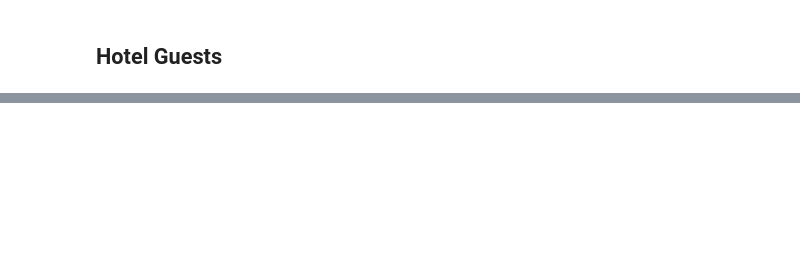
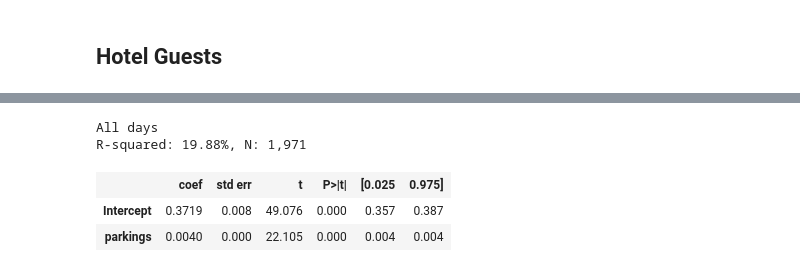
Before and after one commit to AlexandreBellas/USI-Hackathon-2019, a Jupyter notebook: data/analysis/Untitled.ipynb, the cells around one changed output, grey strips where cells are left out. Cells and saved outputs as stored; diff of their text form; code cells hidden in the pictures; blank space fills up the shorter version.

```diff
--- a/data/analysis/Untitled.ipynb
+++ b/data/analysis/Untitled.ipynb
@@ -117,0 +128,15 @@ R-squared: 0.02%, N: 1,248,767
+# %%
+ds = ds[ds.index.get_level_values(2)>=pd.datetime(2019,1 ,1)]
+ds = ds[ds.index.get_level_values(2)<=pd.datetime(2019,10,1)].copy()
+ds = ds.dropna(subset=['parkings'])
+# %%
+print('All days')
+reg = smf.ols(" traffic ~ parkings", ds.groupby(['date','hour']).mean()).fit()
+print("R-squared: {0:1.2f}%, N: {1:1,.0f}".format(reg.rsquared*100, reg.nobs))
+reg.summary().tables[1]
+# %% [output]
+All days
+R-squared: 19.88%, N: 1,971
+|  | coef | std err | t | P>|t| | [0.025 | 0.975] |
+| Intercept | 0.3719 | 0.008 | 49.076 | 0.000 | 0.357 | 0.387 |
+| parkings | 0.0040 | 0.000 | 22.105 | 0.000 | 0.004 | 0.004 |
```
Also changed, not shown: parts of 17 cells of this notebook, 3 other files.
